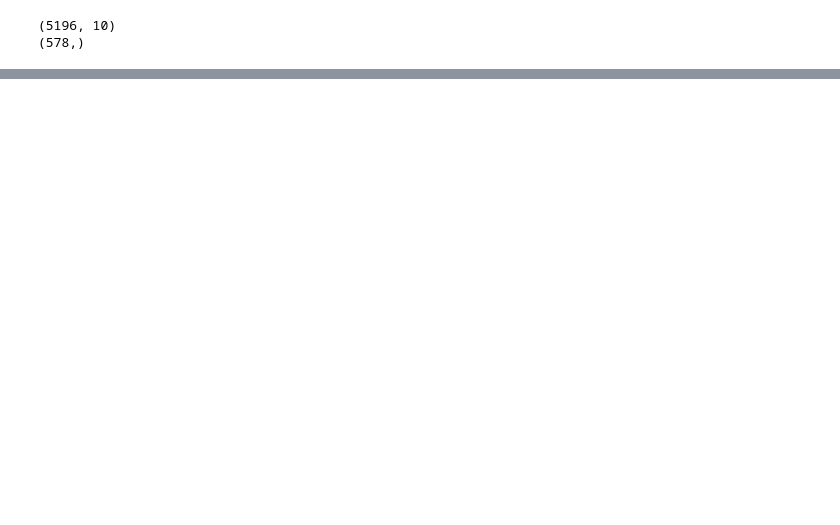
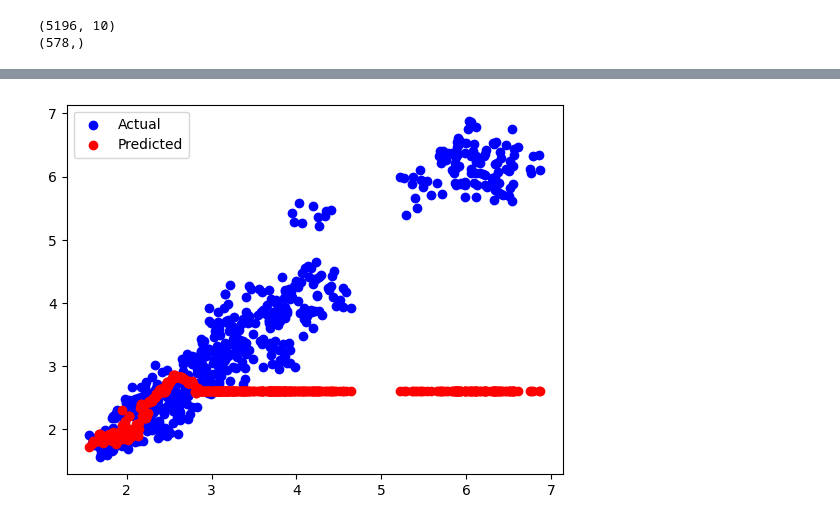
Before and after one commit to Mjorni/Analyse, a Jupyter notebook: main.ipynb, the cells around one changed output, grey strips where cells are left out. Drawn from its saved outputs; the diff is of its cells as text; code cells hidden in the pictures; blank space fills up the shorter version.

```diff
--- a/main.ipynb
+++ b/main.ipynb
@@ -182,0 +185,10 @@ plt.show()
+# %%
+
+y_pred = rf.predict(x_test[:,0])
+
+plt.scatter(x_test[:,0], y_test, color='blue', label='Actual')
+plt.scatter(x_test[:,0], y_pred, color='red', label='Predicted')
+plt.legend()
+plt.show()
+# %% [output]
+[figure, added]
```
Also changed, not shown: parts of 9 cells of this notebook.
